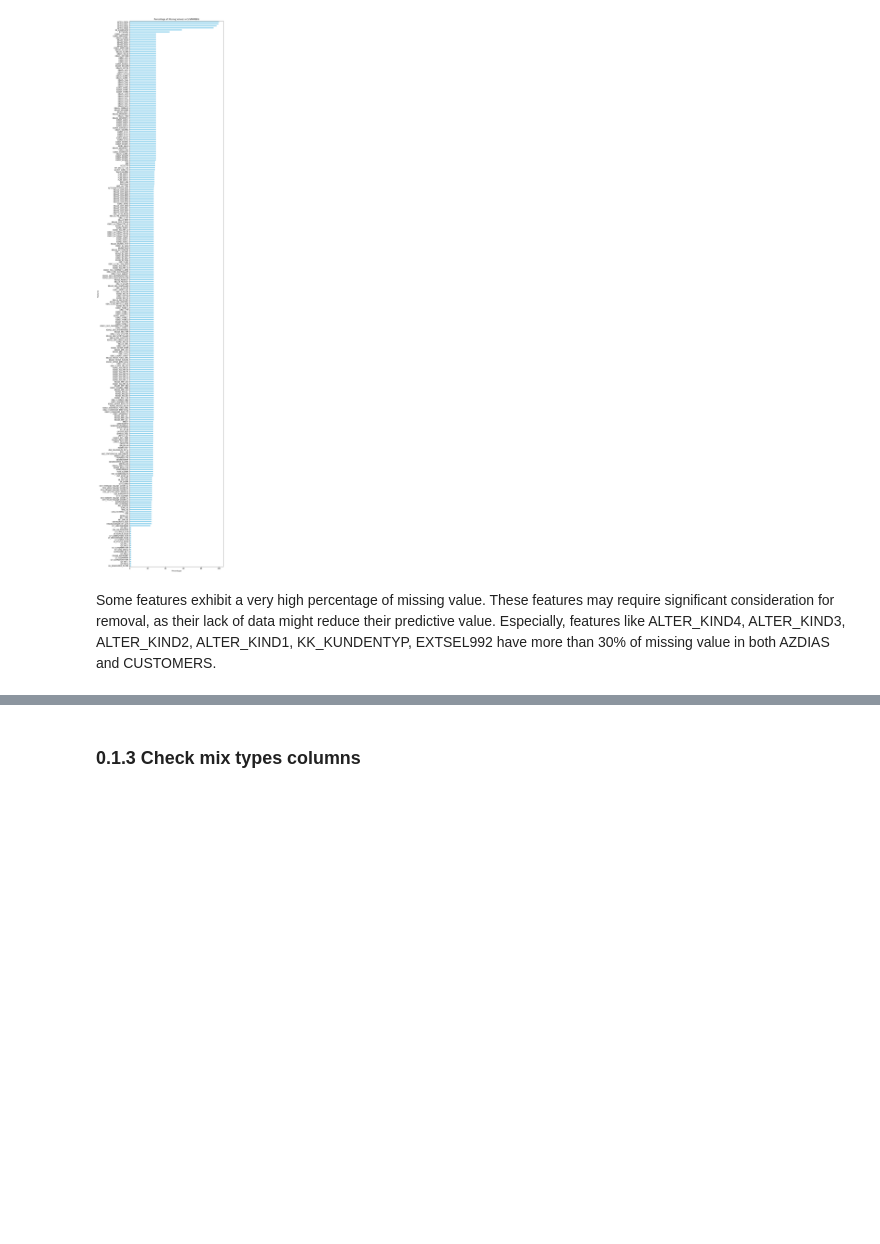
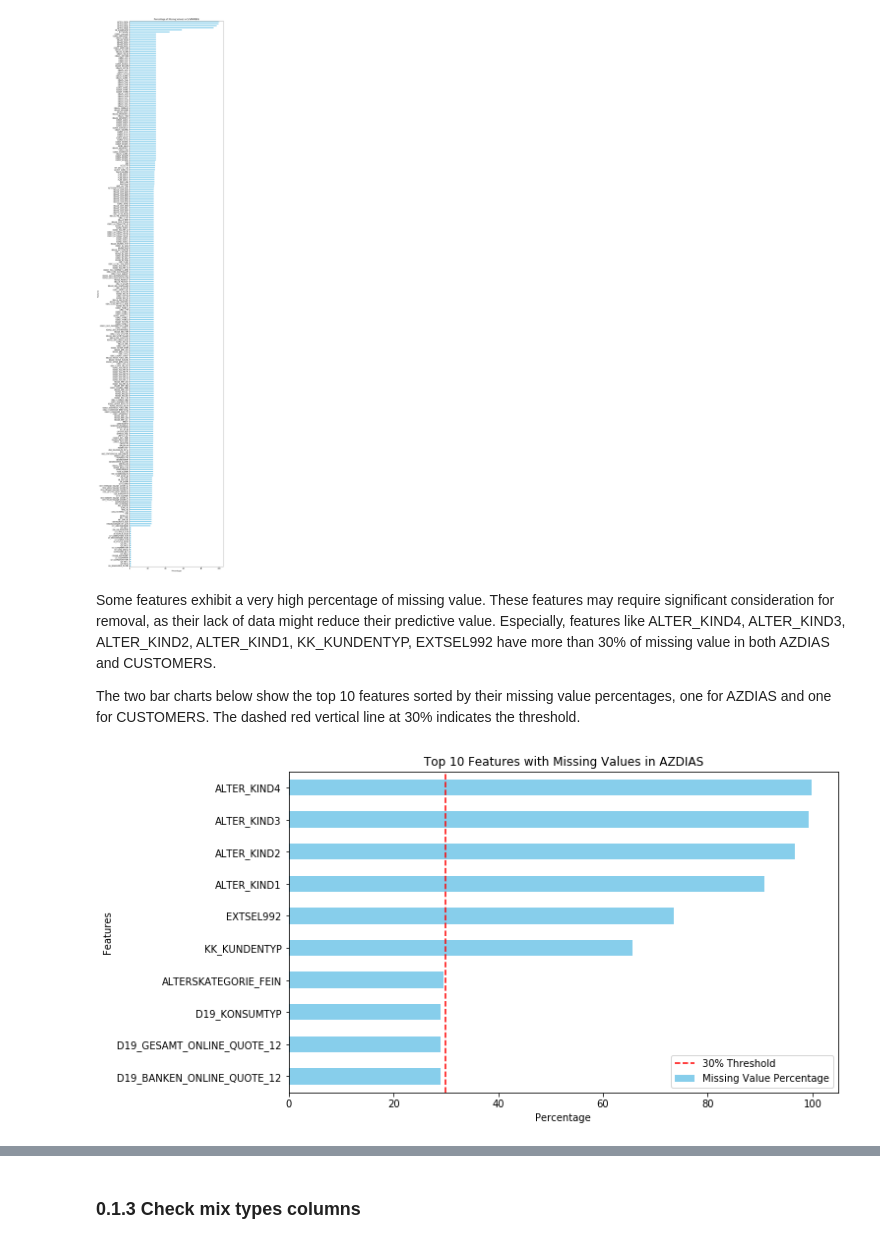
Before and after one commit to shinshinIruka/udacity_datascientist_project4, a Jupyter notebook: Arvato Project Workbook.ipynb, the cells around one changed output, grey strips where cells are left out. Cells and saved outputs as stored; diff of their text form; code cells hidden in the pictures; blank space fills up the shorter version.

Commit message:
Update data visualization, model refinement

```diff
--- a/Arvato Project Workbook.ipynb
+++ b/Arvato Project Workbook.ipynb
@@ -264,3 +345,9 @@ plot_missing_values(customers, "CUSTOMERS")
 [figure]
 # %% [markdown]
 Some features exhibit a very high percentage of missing value. These features may require significant consideration for removal, as their lack of data might reduce their predictive value. Especially, features like ALTER_KIND4, ALTER_KIND3, ALTER_KIND2, ALTER_KIND1, KK_KUNDENTYP, EXTSEL992 have more than 30% of missing value in both  AZDIAS and CUSTOMERS.
+
+The two bar charts below show the top 10 features sorted by their missing value percentages, one for AZDIAS and one for CUSTOMERS. The dashed red vertical line at 30% indicates the threshold.
+# %%
+plot_top_missing_values(azdias, "AZDIAS")
+# %% [output]
+[figure, added]
```
Also changed, not shown: parts of 16 cells of this notebook, 1 other file.
